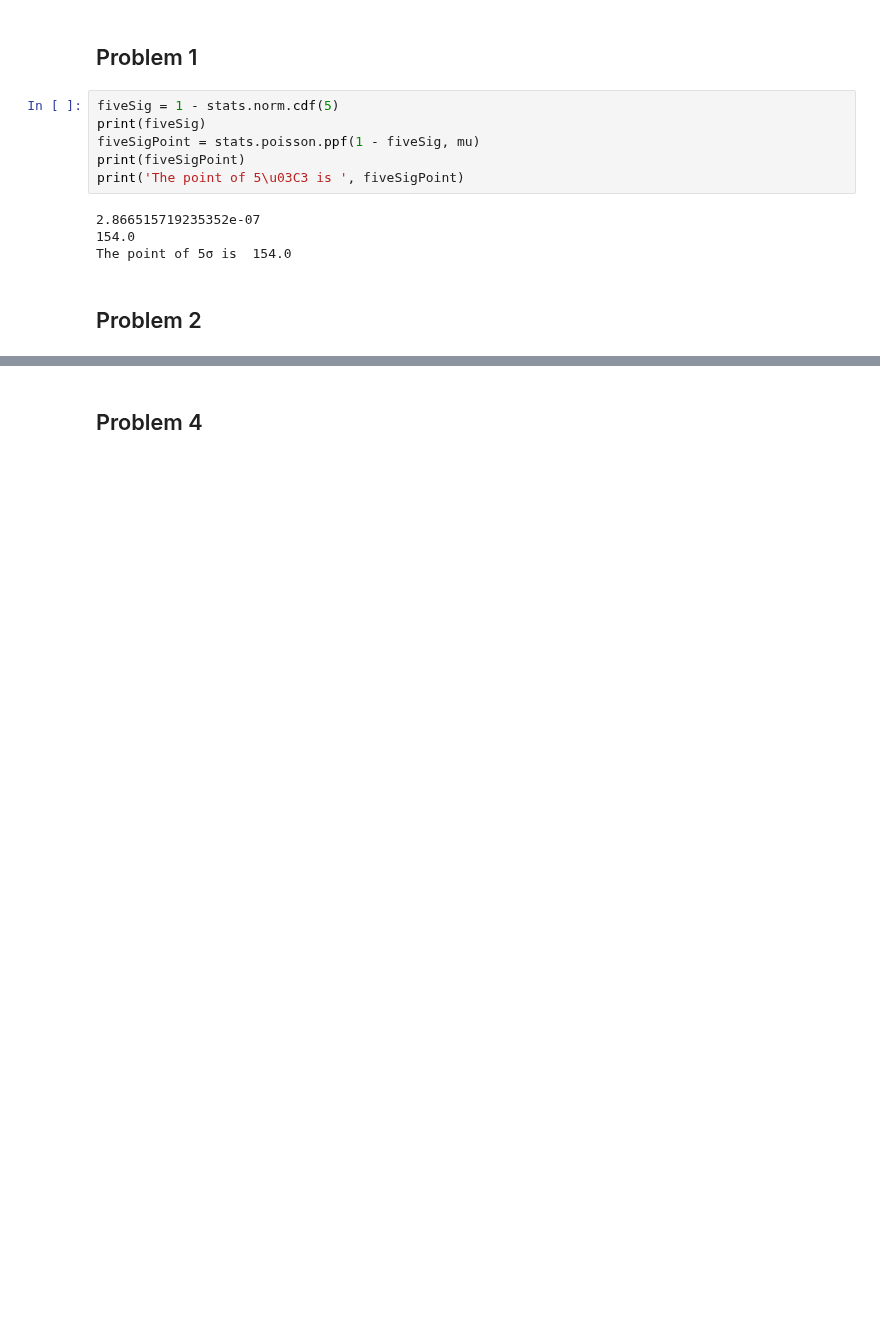
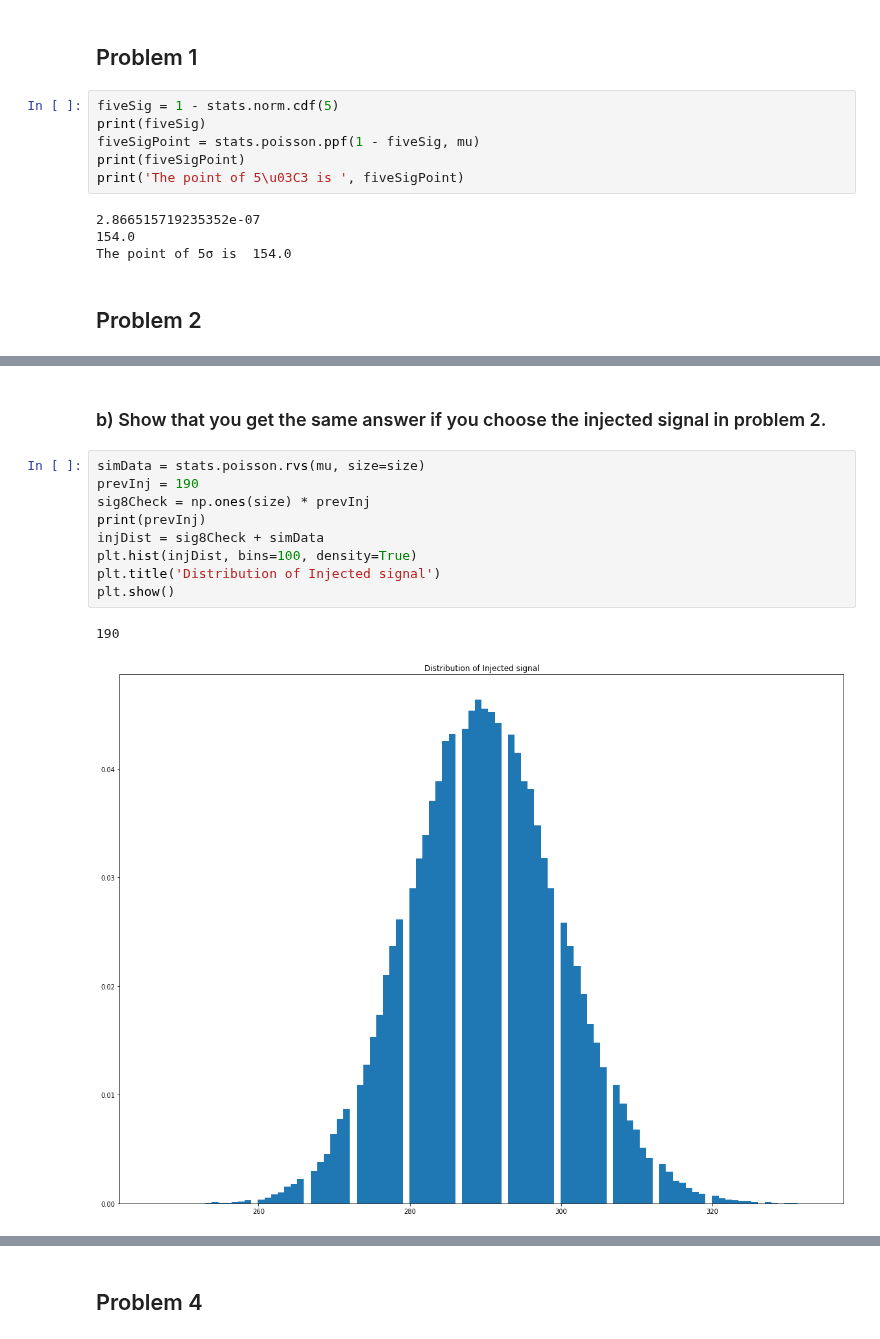
Before and after one commit to elocj/PHYS434, a Jupyter notebook: lab6/lab6.ipynb, the cells around one changed output, grey strips where cells are left out. Saved outputs shown, nothing was run; the diff lists cells and outputs as text; blank space fills up the shorter version.

```diff
--- a/lab6/lab6.ipynb
+++ b/lab6/lab6.ipynb
@@ -81,0 +112,14 @@ Whether an observed signal is biased or unbiased is a discussion about if yourob
+# %% [markdown]
+### b) Show that you get the same answer if you choose the injected signal in problem 2.
+# %%
+simData = stats.poisson.rvs(mu, size=size)
+prevInj = 190
+sig8Check = np.ones(size) * prevInj
+print(prevInj)
+injDist = sig8Check + simData
+plt.hist(injDist, bins=100, density=True)
+plt.title('Distribution of Injected signal')
+plt.show()
+# %% [output]
+190
+[figure, added]
```
Also changed, not shown: parts of 22 cells of this notebook.
